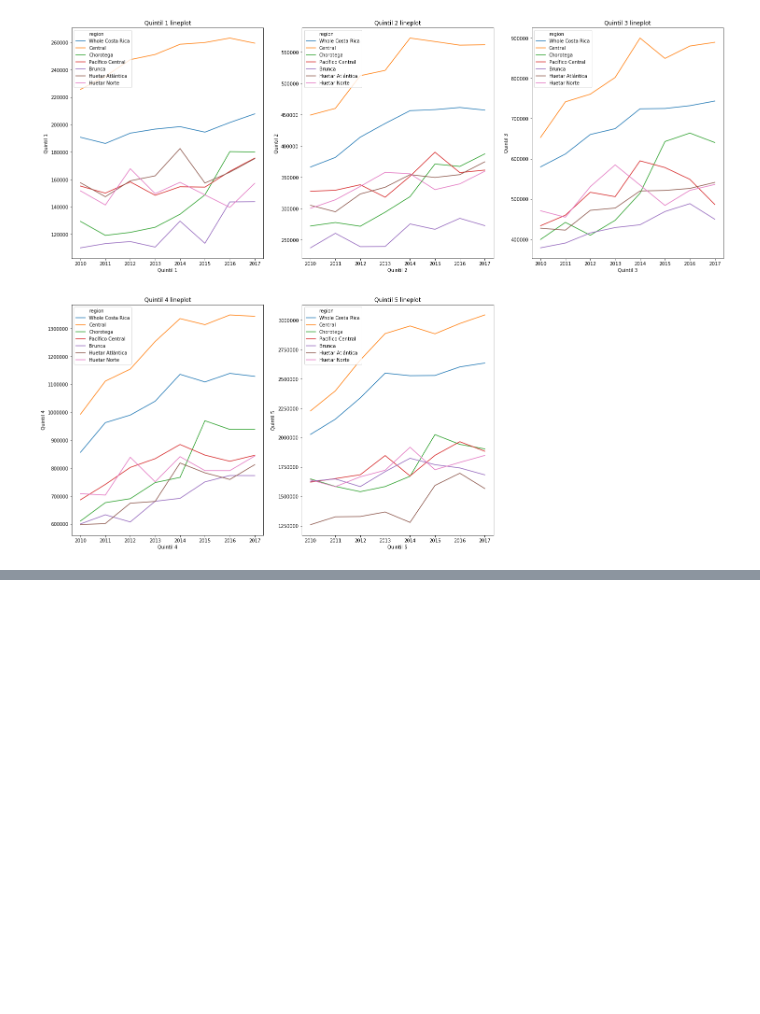
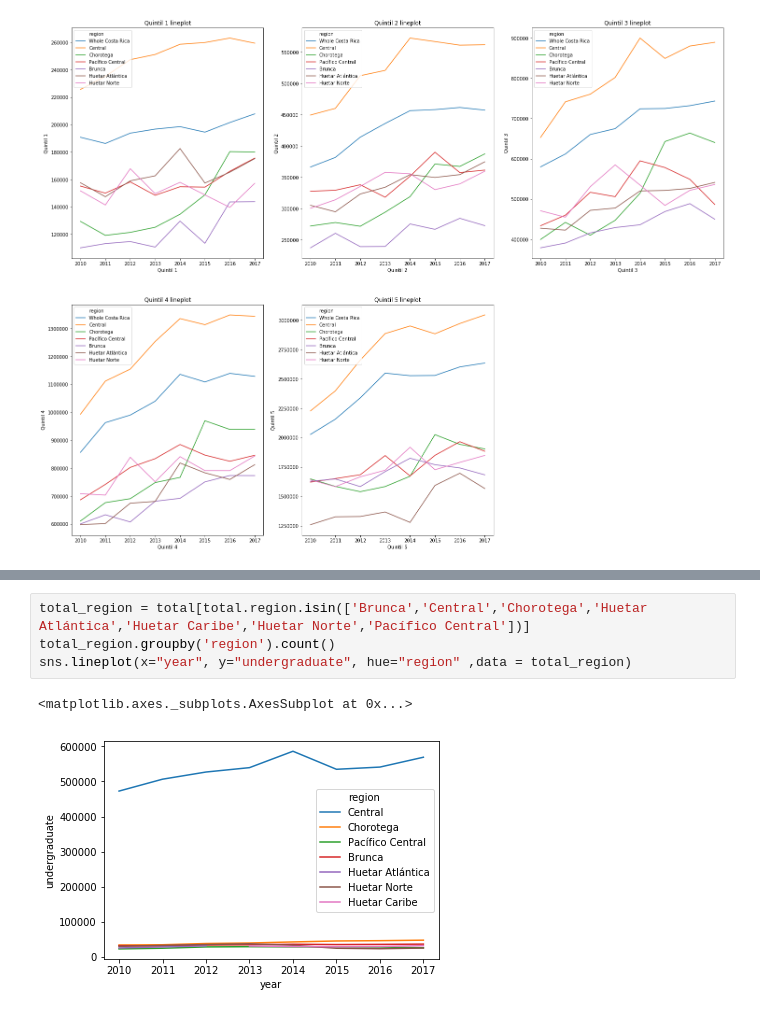
Before and after one commit to zhaomh1998/ece143, a Jupyter notebook: Household_characteristics.ipynb, the cells around one changed output, grey strips where cells are left out. Cells and saved outputs as stored; diff of their text form; blank space fills up the shorter version.

```diff
--- a/Household_characteristics.ipynb
+++ b/Household_characteristics.ipynb
@@ -194,0 +278,7 @@ See the caveats in the documentation: http://pandas.pydata.org/pandas-docs/stabl
+# %%
+total_region = total[total.region.isin(['Brunca','Central','Chorotega','Huetar Atlántica','Huetar Caribe','Huetar Norte','Pacífico Central'])]
+total_region.groupby('region').count()
+sns.lineplot(x="year", y="undergraduate", hue="region" ,data = total_region)
+# %% [output]
+<matplotlib.axes._subplots.AxesSubplot at 0x...>
+[figure, added]
```
Also changed, not shown: parts of 12 cells of this notebook.
